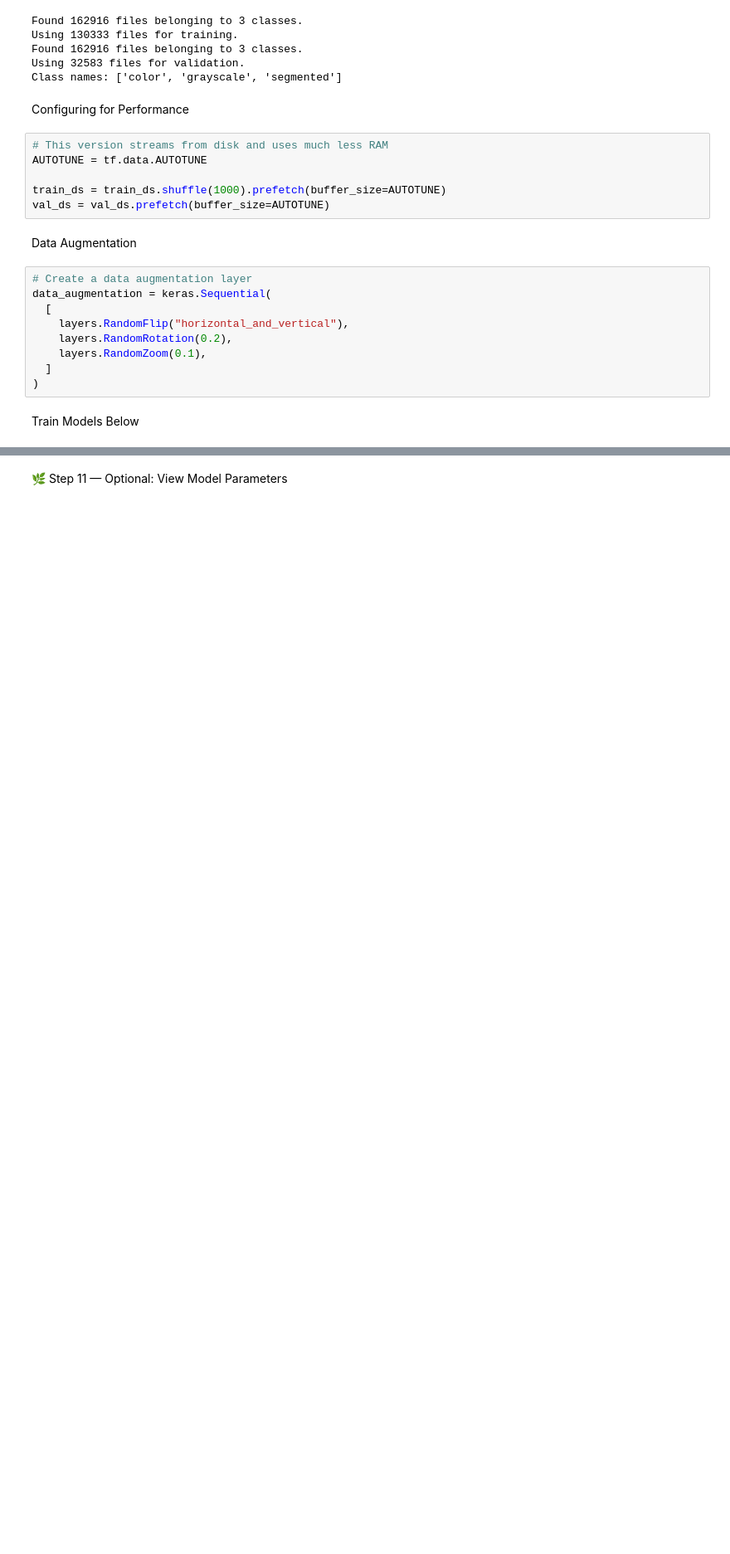
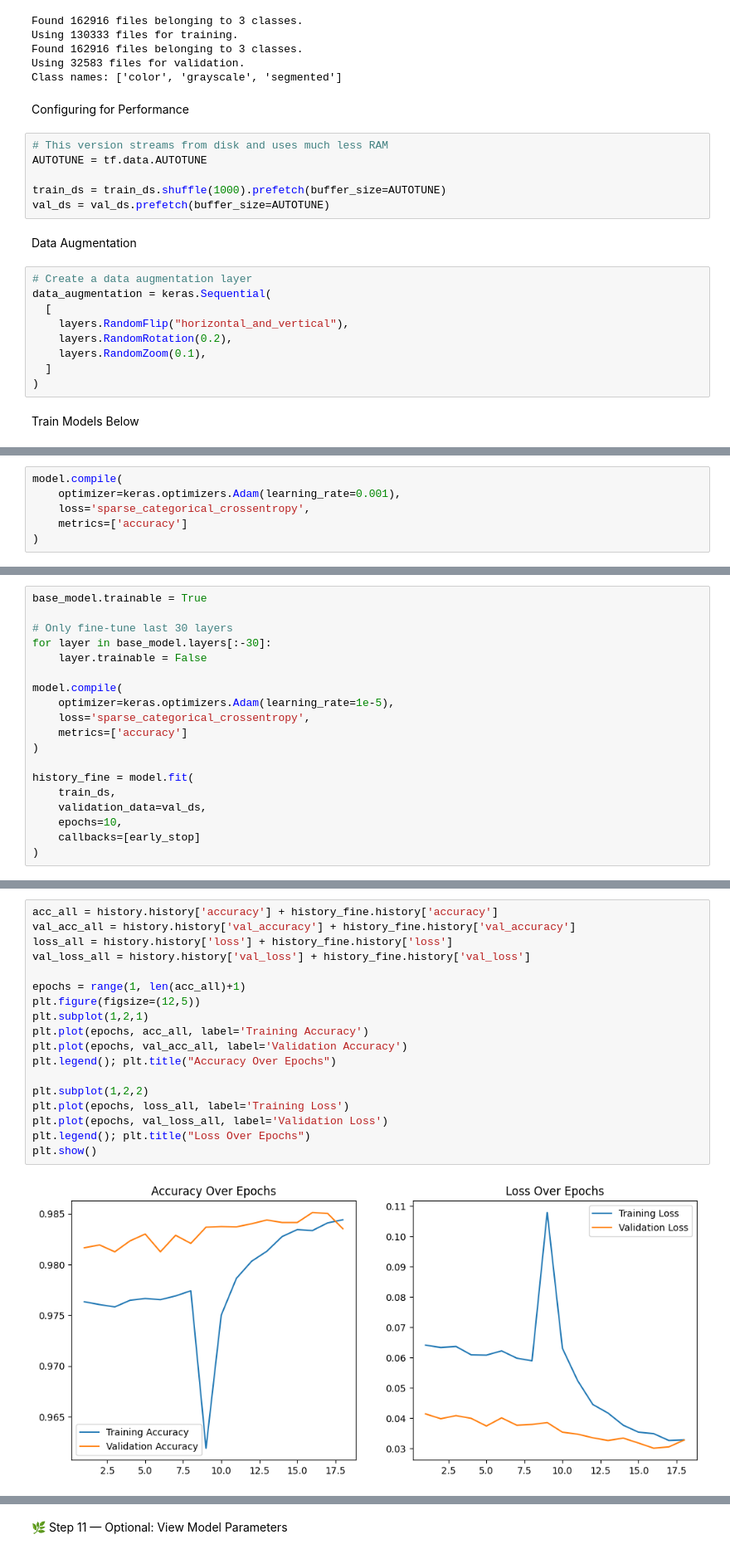
Before and after one commit to Dushxn/Deep-Learning-Project, a Jupyter notebook: Dl_PlantVillageMobileNet.ipynb, the cells around one changed output, grey strips where cells are left out. Shown at 83% size. Drawn from its saved outputs; the diff is of its cells as text; blank space fills up the shorter version.

Commit message:
Update and fine tune the model

```diff
--- a/Dl_PlantVillageMobileNet.ipynb
+++ b/Dl_PlantVillageMobileNet.ipynb
@@ -379,0 +243,6 @@ print("✅ Model saved as mobilenet_plant_disease_model.h5")
+# %%
+model.compile(
+    optimizer=keras.optimizers.Adam(learning_rate=0.001),
+    loss='sparse_categorical_crossentropy',
+    metrics=['accuracy']
+)
@@ -379,0 +281,19 @@ print("✅ Model saved as mobilenet_plant_disease_model.h5")
+# %%
+base_model.trainable = True
+
+# Only fine-tune last 30 layers
+for layer in base_model.layers[:-30]:
+    layer.trainable = False
+
+model.compile(
+    optimizer=keras.optimizers.Adam(learning_rate=1e-5),
+    loss='sparse_categorical_crossentropy',
+    metrics=['accuracy']
+)
+
+history_fine = model.fit(
+    train_ds,
+    validation_data=val_ds,
+    epochs=10,
+    callbacks=[early_stop]
+)
@@ -379,0 +331,20 @@ print("✅ Model saved as mobilenet_plant_disease_model.h5")
+# %%
+acc_all = history.history['accuracy'] + history_fine.history['accuracy']
+val_acc_all = history.history['val_accuracy'] + history_fine.history['val_accuracy']
+loss_all = history.history['loss'] + history_fine.history['loss']
+val_loss_all = history.history['val_loss'] + history_fine.history['val_loss']
+
+epochs = range(1, len(acc_all)+1)
+plt.figure(figsize=(12,5))
+plt.subplot(1,2,1)
+plt.plot(epochs, acc_all, label='Training Accuracy')
+plt.plot(epochs, val_acc_all, label='Validation Accuracy')
+plt.legend(); plt.title("Accuracy Over Epochs")
+
+plt.subplot(1,2,2)
+plt.plot(epochs, loss_all, label='Training Loss')
+plt.plot(epochs, val_loss_all, label='Validation Loss')
+plt.legend(); plt.title("Loss Over Epochs")
+plt.show()
+# %% [output]
+[figure, added]
```
Also changed, not shown: parts of 38 cells of this notebook.
